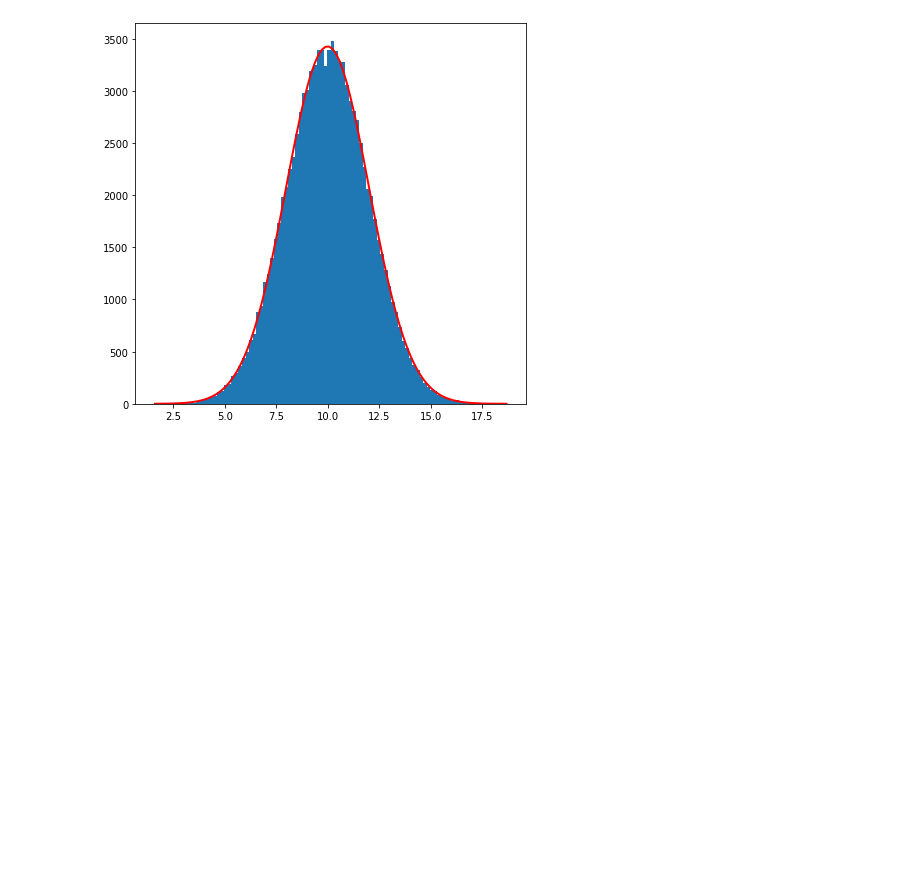
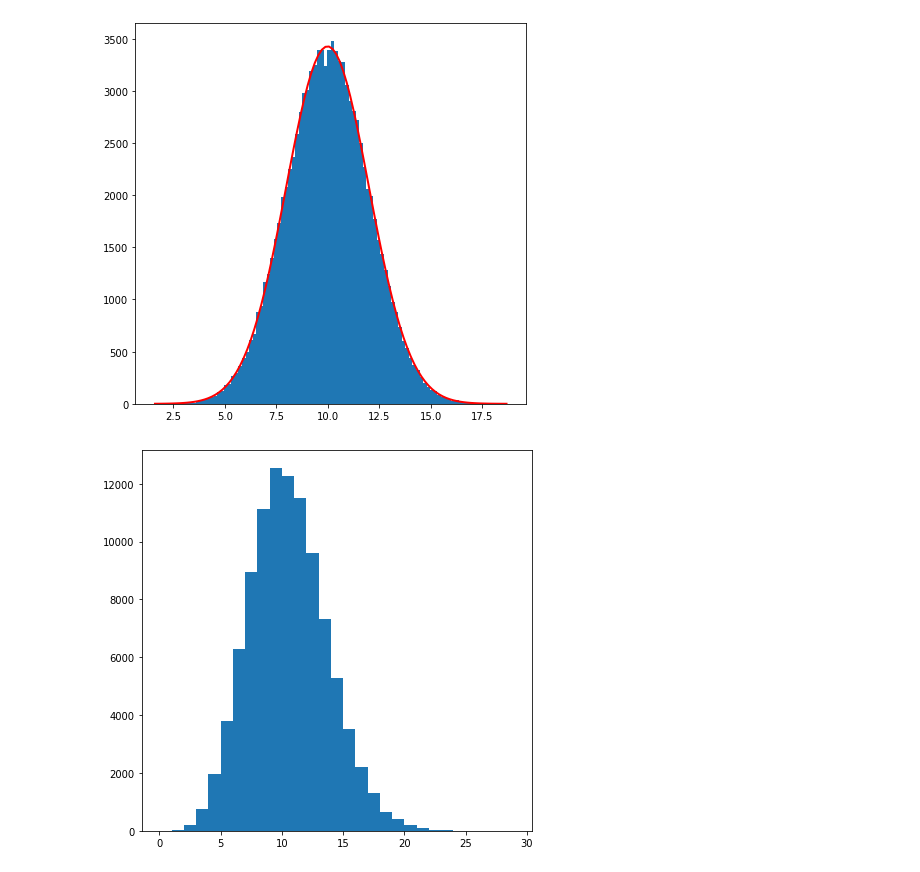
Before and after one commit to AustinMcDonald/RTD_Signal_simulation, a Jupyter notebook: test01/Plottin.ipynb, the cells around one changed output. Cells and saved outputs as stored; diff of their text form; code cells hidden in the pictures; blank space fills up the shorter version.

Commit message:
added random poisson

```diff
--- a/test01/Plottin.ipynb
+++ b/test01/Plottin.ipynb
@@ -46,0 +41,10 @@ popt,pcov = curve_fit(gaus,bin_centers,hist,p0=[1,mean,sigma])
+# %%
+RandomNormal2 = np.loadtxt("RandomPoisson.txt")
+# %%
+plt.figure(figsize=(7,7))
+bins = np.arange(30)
+plt.hist(RandomNormal2,bins=bins)
+
+plt.show()
+# %% [output]
+[figure, added]
```
Also changed, not shown: parts of 1 cell of this notebook, 8 other files.
